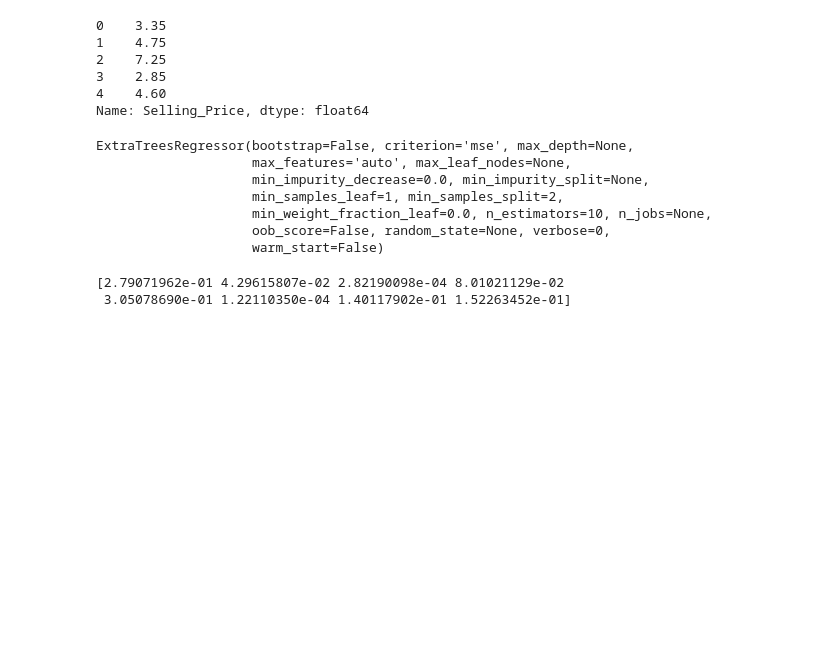
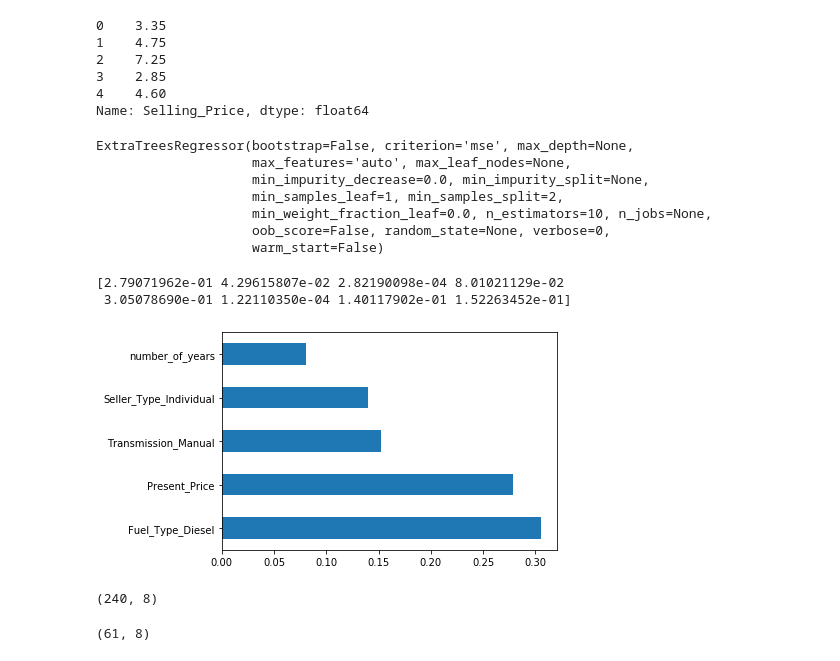
Before and after one commit to divaymohan/car_prediction, a Jupyter notebook: CarPrediction.ipynb, the cells around one changed output. Cells and saved outputs as stored; diff of their text form; code cells hidden in the pictures; blank space fills up the shorter version.

```diff
--- a/CarPrediction.ipynb
+++ b/CarPrediction.ipynb
@@ -208,4 +208,7 @@ print(model.feature_importances_)
  3.05078690e-01 1.22110350e-04 1.40117902e-01 1.52263452e-01]
 # %%
 feature_imp = pd.Series(model.feature_importances_,index=X.columns)
-feat_imp
+feature_imp.nlargest(5).plot(kind="barh")
+plt.show()
+# %% [output]
+[figure, added]
@@ -211,0 +218,8 @@ feat_imp
+# %%
+X_train.shape
+# %% [output]
+(240, 8)
+# %%
+X_test.shape
+# %% [output]
+(61, 8)
```
Also changed, not shown: parts of 3 cells of this notebook.
